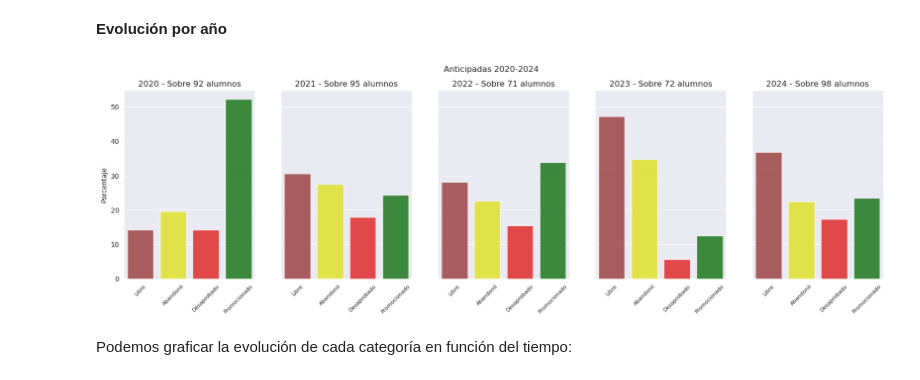
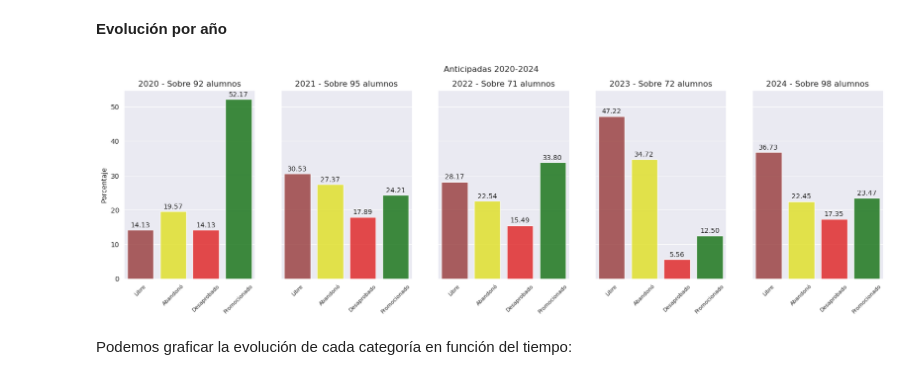
Before and after one commit to juanjogervasio/Intro-courses-analysis, a Jupyter notebook: Mate_PI_Analysis.ipynb, the cells around one changed output. Saved outputs shown, nothing was run; the diff lists cells and outputs as text; code cells hidden in the pictures.

```diff
--- a/Mate_PI_Analysis.ipynb
+++ b/Mate_PI_Analysis.ipynb
@@ -384,11 +405,13 @@ Abandonó        0.22
 Desaprobado     0.17
 Name: proportion, dtype: float64
 # %%
-ax=sns.countplot(data=Anticipada_2024,
-                 x="Condicion",
-                 hue="Condicion",
-                 stat="percent",
-                 alpha=0.8,
-                 palette=["brown", "yellow", "red", "green"])
+ax = sns.countplot(data=Anticipada_2024,
+              x="Condicion",
+              hue="Condicion",
+              stat="percent",
+              alpha=0.8,
+              palette=["brown", "yellow", "red", "green"])
+for i in ax.containers:
+    ax.bar_label(i, padding=2, fmt="%.1f")
 plt.show()
 # %% [output]
@@ -681,23 +704,26 @@ Tengo ya filtrados los datos en los DataFrames *Anticipadas* y en *Anticipada_20
 # %%
 # Evolución por año
 fig, ax = plt.subplots(1,5, sharey = True, figsize = (20,5))
 for i in range(0,5):
     sns.countplot(data=Anticipadas[ Anticipadas["Año"] == (2020 + i)],
                   x="Condicion",
                   hue="Condicion",
                   stat="percent",
                   alpha=0.8,
                   palette=["brown", "yellow", "red", "green"],
                   ax = ax[i])
     ax[i].set_title(f"{2020+i} - Sobre {Anticipadas[ Anticipadas["Año"] == (2020 + i)].shape[0]} alumnos")
     ax[i].set_ylabel("Porcentaje")
     ax[i].set_xlabel("")
     ax[i].tick_params(axis="x", labelsize = 8, rotation=45)
 
+    for element in ax[i].containers:
+        ax[i].bar_label(element, padding=2, fmt="%.2f")
+
 plt.suptitle("Anticipadas 2020-2024")
 plt.show()
 # %% [output]
-[figure, old version]
+[figure, new version]
 # %% [markdown]
 Podemos graficar la evolución de cada categoría en función del tiempo:
 # %%
```
Also changed, not shown: parts of 3 cells of this notebook.
